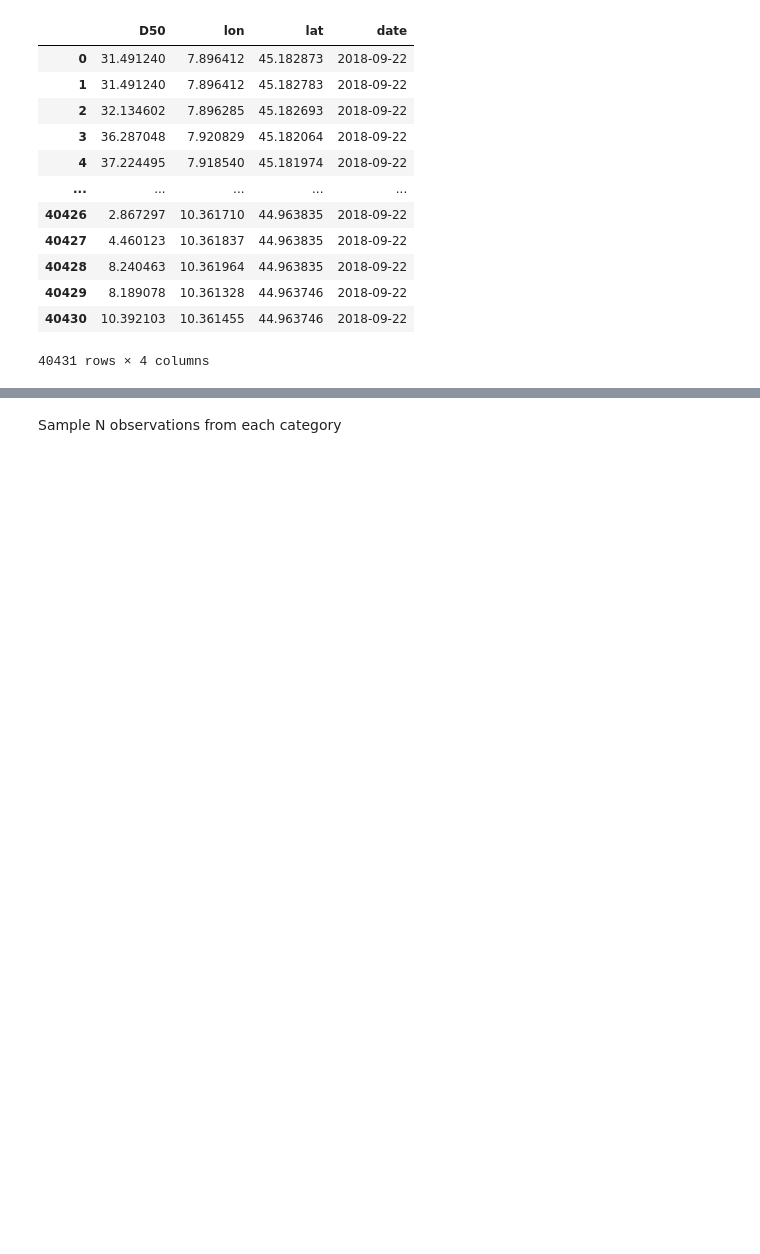
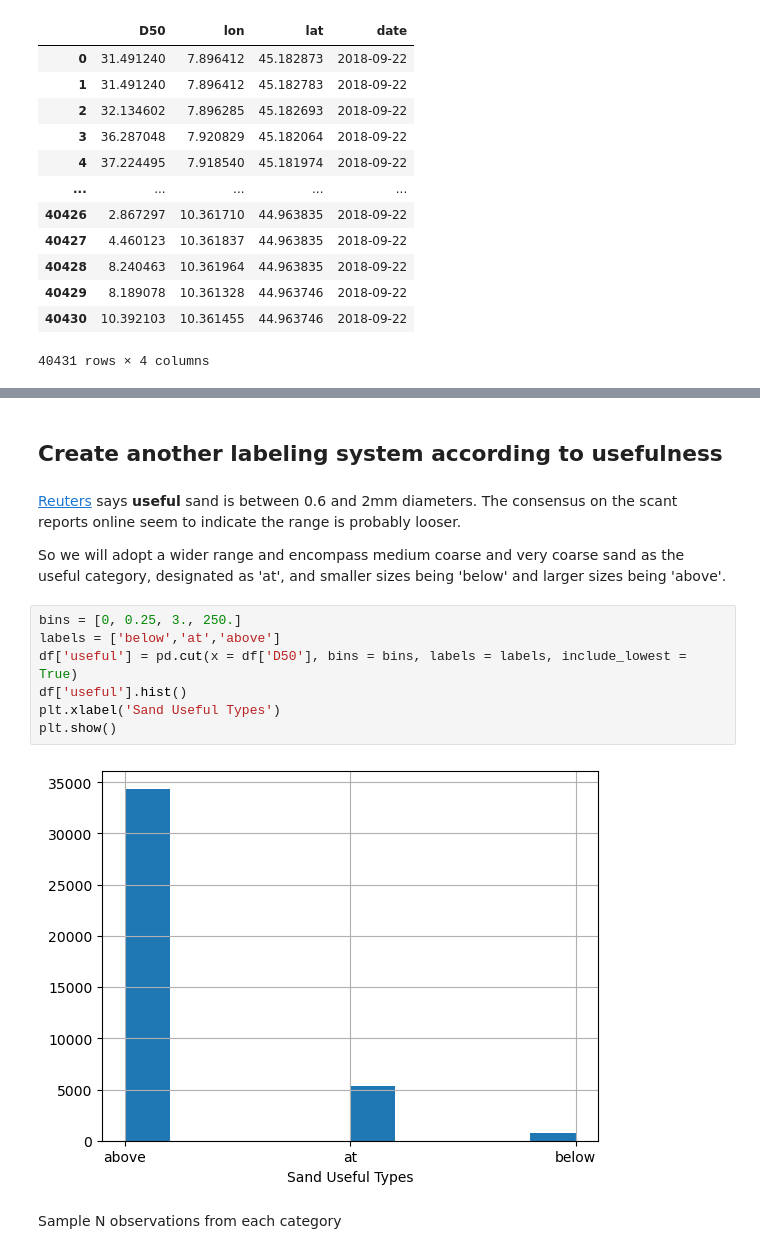
Before and after one commit to BerkeleySandProject/py-sand-mapping, a Jupyter notebook: spectral/marchetti/marchetti-sampling.ipynb, the cells around one changed output, grey strips where cells are left out. Saved outputs shown, nothing was run; the diff lists cells and outputs as text; blank space fills up the shorter version.

```diff
--- a/spectral/marchetti/marchetti-sampling.ipynb
+++ b/spectral/marchetti/marchetti-sampling.ipynb
@@ -81,2 +81,17 @@ plt.show()
+# %% [markdown]
+## Create another labeling system according to usefulness
+# %% [markdown]
+[Reuters]() says __useful__ sand is between 0.6 and 2mm diameters. The consensus on the scant reports online seem to indicate the range is probably looser.
+
+So we will adopt a wider range and encompass medium coarse and very coarse sand as the useful category, designated as 'at', and smaller sizes being 'below' and larger sizes being 'above'.
+# %%
+bins = [0, 0.25, 3., 250.]
+labels = ['below','at','above']
+df['useful'] = pd.cut(x = df['D50'], bins = bins, labels = labels, include_lowest = True)
+df['useful'].hist()
+plt.xlabel('Sand Useful Types')
+plt.show()
+# %% [output]
+[figure, added]
 # %% [markdown]
 Sample N observations from each category
```
Also changed, not shown: parts of 25 cells of this notebook, 2 other files.
